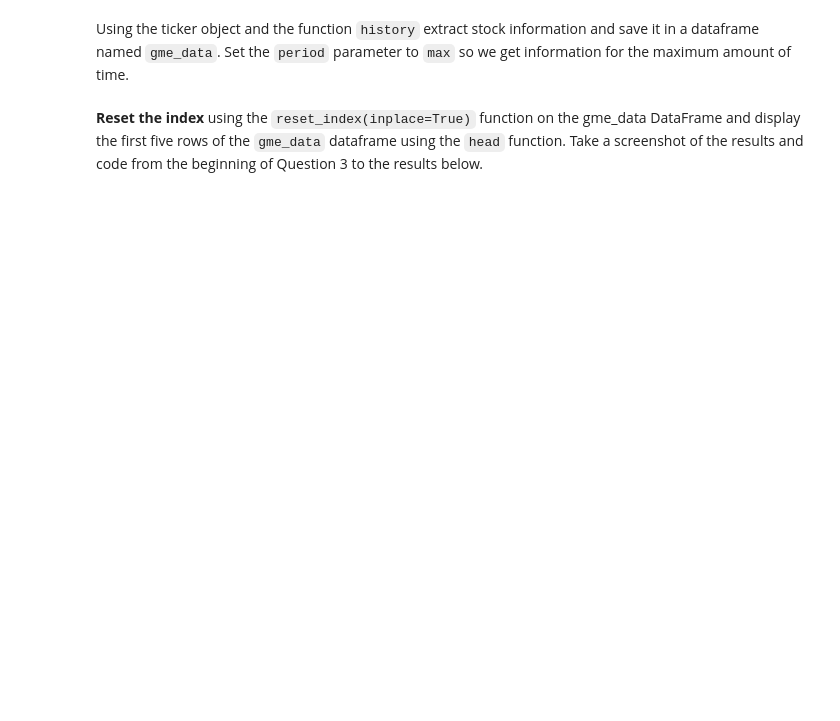
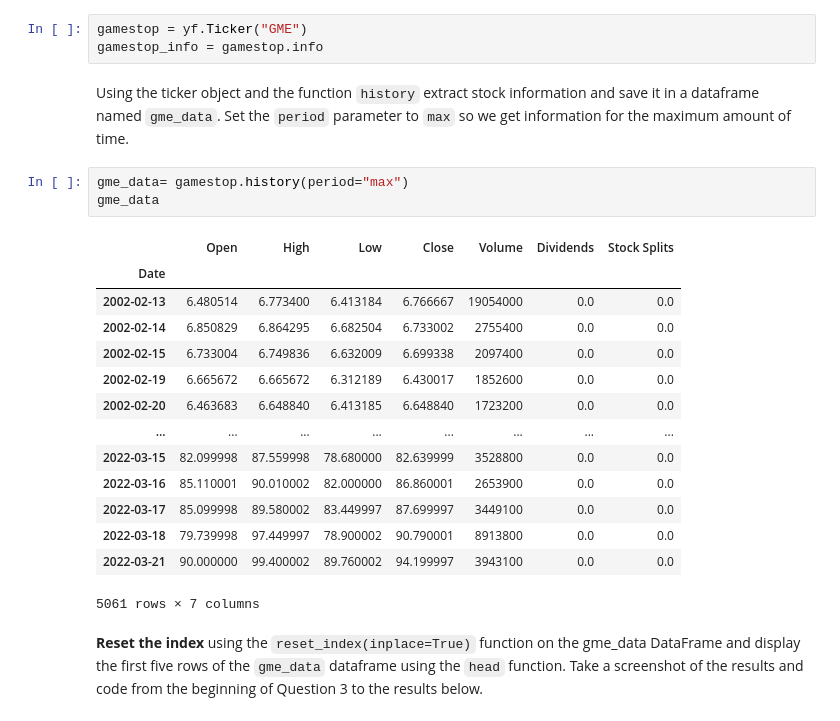
Before and after one commit to GottJagger/ProyectoFinancieroTendencia, a Jupyter notebook: Final Assignment.ipynb, the cells around one changed output. Cells and saved outputs as stored; diff of their text form; blank space fills up the shorter version.

```diff
--- a/Final Assignment.ipynb
+++ b/Final Assignment.ipynb
@@ -98,7 +156,28 @@ Display the last 5 row of the `tesla_revenue` dataframe using the `tail` functio
 ## Question 3: Use yfinance to Extract Stock Data
 # %% [markdown]
 Using the `Ticker` function enter the ticker symbol of the stock we want to extract data on to create a ticker object. The stock is GameStop and its ticker symbol is `GME`.
+# %%
+gamestop = yf.Ticker("GME")
+gamestop_info = gamestop.info
 # %% [markdown]
 Using the ticker object and the function `history` extract stock information and save it in a dataframe named `gme_data`. Set the `period` parameter to `max` so we get information for the maximum amount of time.
+# %%
+gme_data= gamestop.history(period="max")
+gme_data
+# %% [output]
+|  | Open | High | Low | Close | Volume | Dividends | Stock Splits |
+| Date |  |  |  |  |  |  |  |
+| 2002-02-13 | 6.480514 | 6.773400 | 6.413184 | 6.766667 | 19054000 | 0.0 | 0.0 |
+| 2002-02-14 | 6.850829 | 6.864295 | 6.682504 | 6.733002 | 2755400 | 0.0 | 0.0 |
+| 2002-02-15 | 6.733004 | 6.749836 | 6.632009 | 6.699338 | 2097400 | 0.0 | 0.0 |
+| 2002-02-19 | 6.665672 | 6.665672 | 6.312189 | 6.430017 | 1852600 | 0.0 | 0.0 |
+| 2002-02-20 | 6.463683 | 6.648840 | 6.413185 | 6.648840 | 1723200 | 0.0 | 0.0 |
+| ... | ... | ... | ... | ... | ... | ... | ... |
+| 2022-03-15 | 82.099998 | 87.559998 | 78.680000 | 82.639999 | 3528800 | 0.0 | 0.0 |
+| 2022-03-16 | 85.110001 | 90.010002 | 82.000000 | 86.860001 | 2653900 | 0.0 | 0.0 |
+| 2022-03-17 | 85.099998 | 89.580002 | 83.449997 | 87.699997 | 3449100 | 0.0 | 0.0 |
+| 2022-03-18 | 79.739998 | 97.449997 | 78.900002 | 90.790001 | 8913800 | 0.0 | 0.0 |
+| 2022-03-21 | 90.000000 | 99.400002 | 89.760002 | 94.199997 | 3943100 | 0.0 | 0.0 |
+5061 rows × 7 columns
 # %% [markdown]
 **Reset the index** using the `reset_index(inplace=True)` function on the gme_data DataFrame and display the first five rows of the `gme_data` dataframe using the `head` function. Take a screenshot of the results and code from the beginning of Question 3 to the results below.
```
Also changed, not shown: parts of 15 cells of this notebook.
